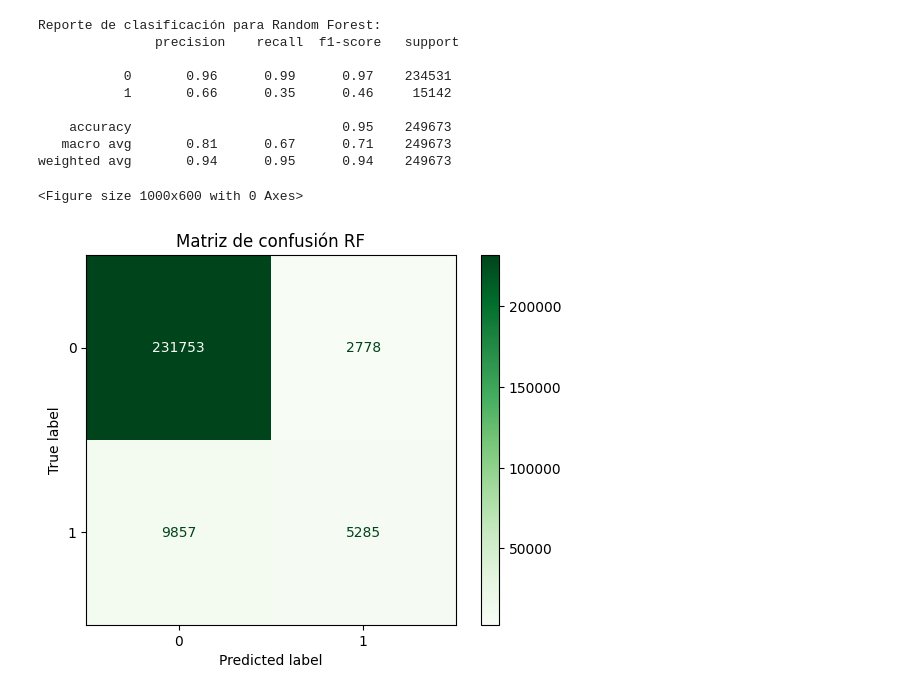
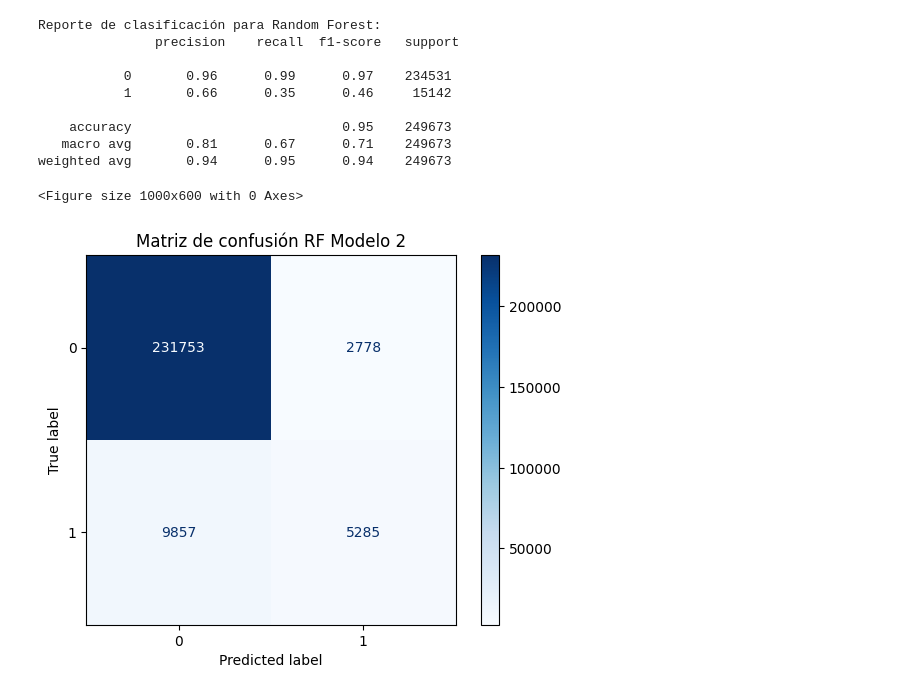
Before and after one commit to Sofiamishel2003/Proyecto-3, a Jupyter notebook: Modelos de aprendizaje/RandomForest.ipynb, the cells around one changed output. Cells and saved outputs as stored; diff of their text form; code cells hidden in the pictures.

```diff
--- a/Modelos de aprendizaje/RandomForest.ipynb
+++ b/Modelos de aprendizaje/RandomForest.ipynb
@@ -134,14 +134,14 @@ weighted avg       0.94      0.95      0.94    249673
 # %%
 plt.figure(figsize=(10, 6))
 cm = confusion_matrix(y_test, y_predRF)
-disp = ConfusionMatrixDisplay(cm)
-disp.plot(cmap="Greens")
-plt.title("Matriz de confusión RF")
+disp2 = ConfusionMatrixDisplay(cm)
+disp2.plot(cmap="Blues")
+plt.title("Matriz de confusión RF Modelo 2")
 
 plt.show()
 # %% [output]
 <Figure size 1000x600 with 0 Axes>
-[figure, old version]
+[figure, new version]
 # %%
 print("Tiempo de entrenamiento (Random Forest):", tiempo_entrenamiento_rf, "s")
 # %% [output]
```
Also changed, not shown: parts of 8 cells of this notebook.
